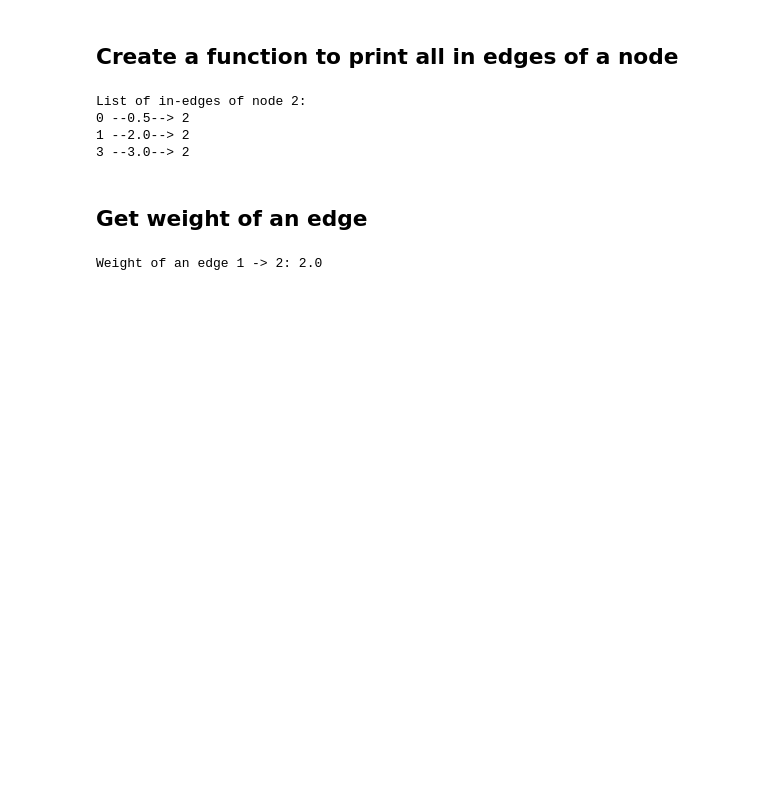
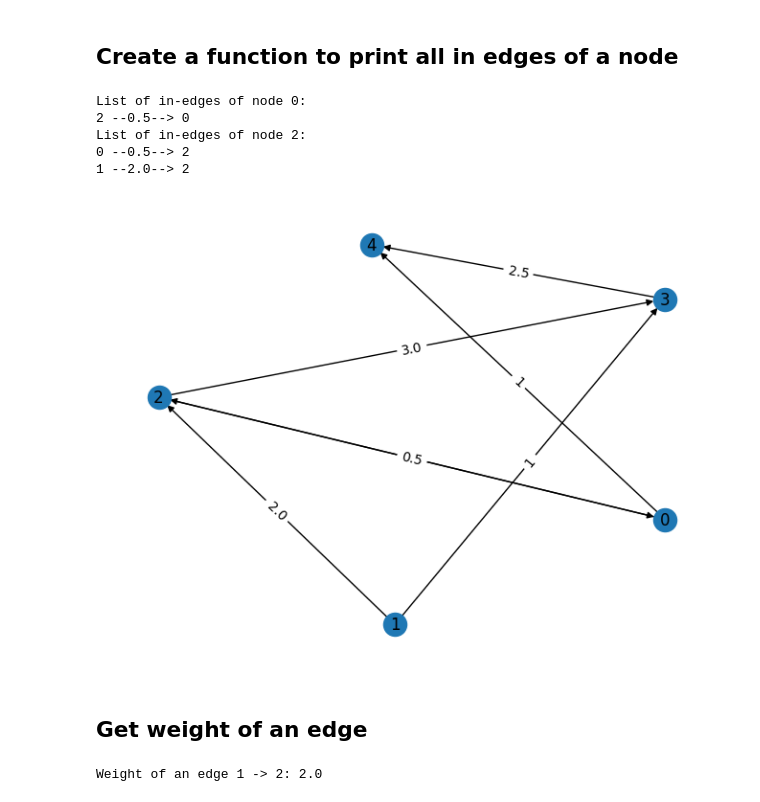
Before and after one commit to NSLab-CUK/Graph-Mining-Spring-2023, a Jupyter notebook: W2/Practice_2.ipynb, the cells around one changed output. Saved outputs shown, nothing was run; the diff lists cells and outputs as text; code cells hidden in the pictures; blank space fills up the shorter version.

```diff
--- a/W2/Practice_2.ipynb
+++ b/W2/Practice_2.ipynb
@@ -156,25 +217,31 @@ def print_in_edges(self, v):
 setattr(Graph, "print_in_edges", print_in_edges)
 # %%
 def main():
-    g = Graph(5)
+    g = Graph(5, directed=True)
     g.add_edge(0, 2, 0.5)
     g.add_edge(0, 4)
     g.add_edge(1, 2, 2.0)
     g.add_edge(1, 3)
     g.add_edge(2, 0, 0.5)
     g.add_edge(2, 3, 3.0)
     g.add_edge(3, 4, 2.5)
 
+    g.print_in_edges(0)
+
     g.print_in_edges(2)
+
+    show_graph(g.adjMatrix, directed=True)
 
 
 if __name__ == '__main__':
     main()
 # %% [output]
+List of in-edges of node 0:
+2 --0.5--> 0
 List of in-edges of node 2:
 0 --0.5--> 2
 1 --2.0--> 2
-3 --3.0--> 2
+[figure, added]
 # %% [markdown]
 ## Get weight of an edge
 # %%
```
Also changed, not shown: parts of 17 cells of this notebook.
